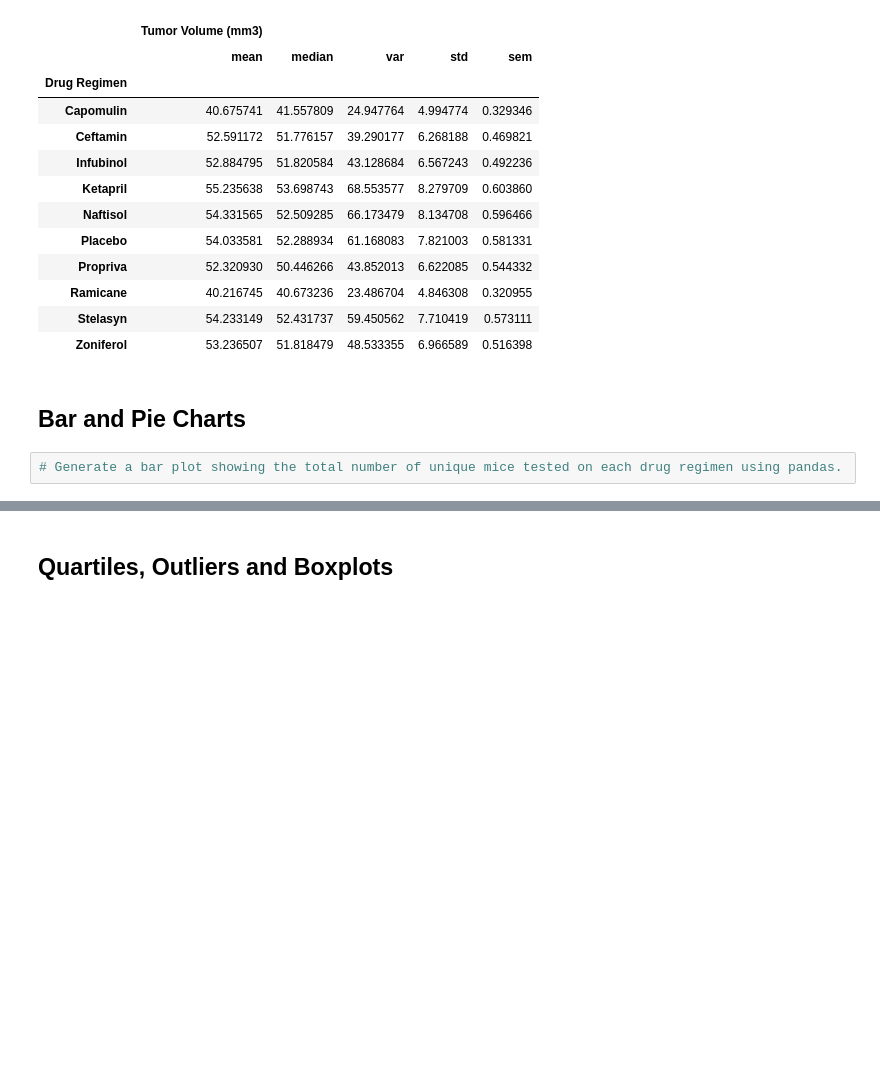
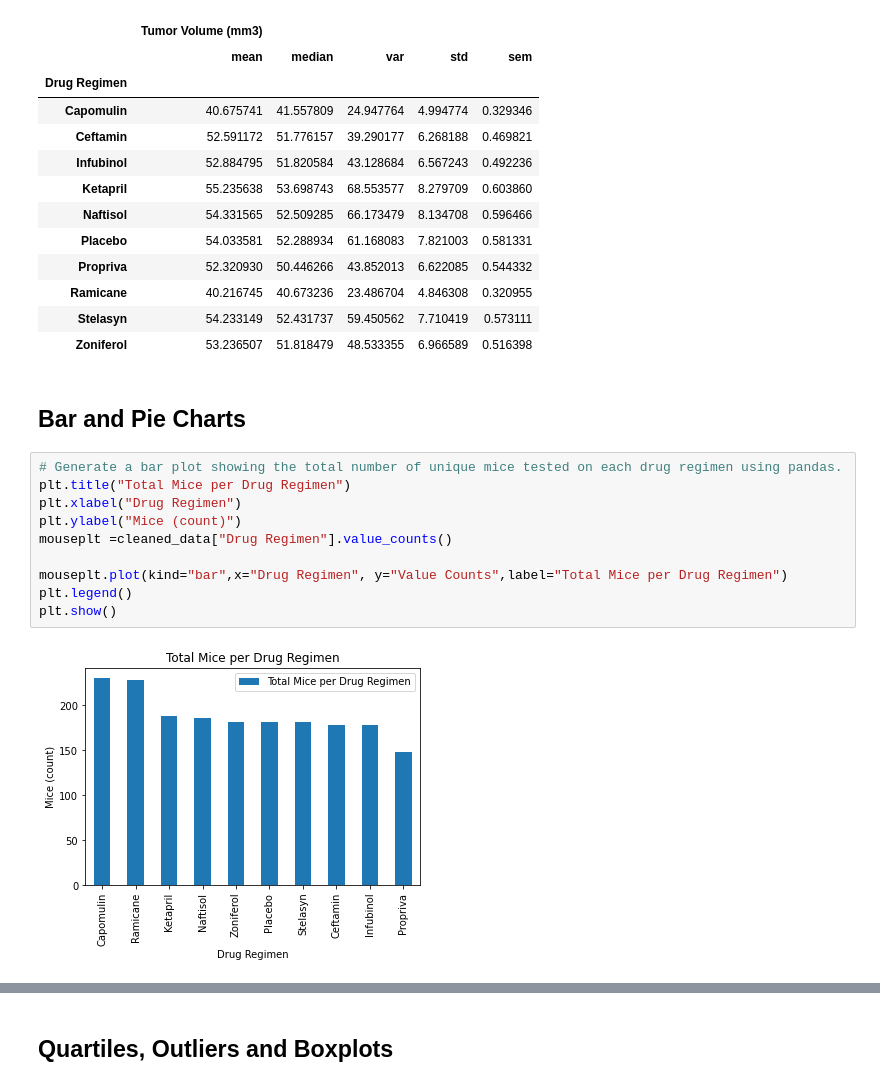
Before and after one commit to ItsGreyedOut/Matplotlib-Challenge, a Jupyter notebook: Pymaceuticals/pymaceuticals_starter.ipynb, the cells around one changed output, grey strips where cells are left out. Saved outputs shown, nothing was run; the diff lists cells and outputs as text; blank space fills up the shorter version.

Commit message:
Bar and Pie Charts

```diff
--- a/Pymaceuticals/pymaceuticals_starter.ipynb
+++ b/Pymaceuticals/pymaceuticals_starter.ipynb
@@ -151,4 +153,14 @@ clean_data.groupby(["Drug Regimen"]).agg({"Tumor Volume (mm3)":['mean','median',
 ## Bar and Pie Charts
 # %%
 # Generate a bar plot showing the total number of unique mice tested on each drug regimen using pandas.
+plt.title("Total Mice per Drug Regimen")
+plt.xlabel("Drug Regimen")
+plt.ylabel("Mice (count)")
+mouseplt =cleaned_data["Drug Regimen"].value_counts()
+
+mouseplt.plot(kind="bar",x="Drug Regimen", y="Value Counts",label="Total Mice per Drug Regimen")
+plt.legend()
+plt.show()
+# %% [output]
+[figure, added]
 # %%
```
Also changed, not shown: parts of 5 cells of this notebook.
